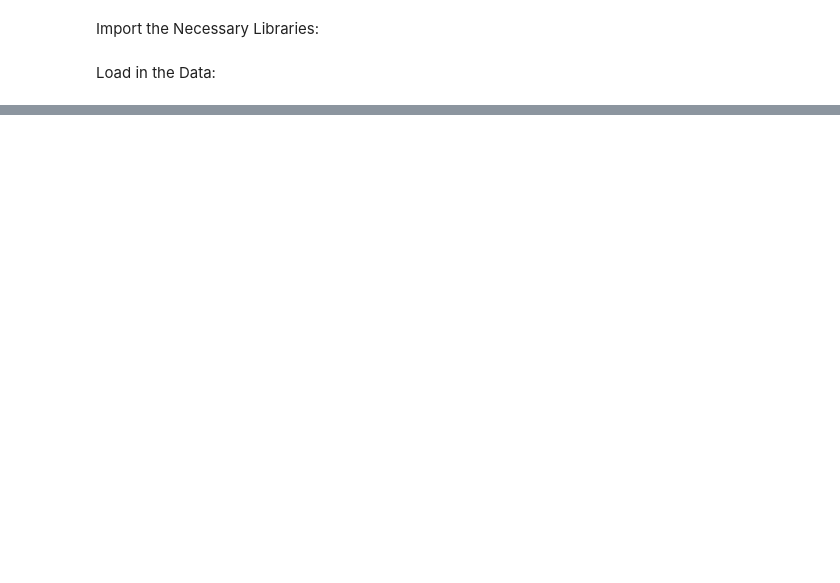
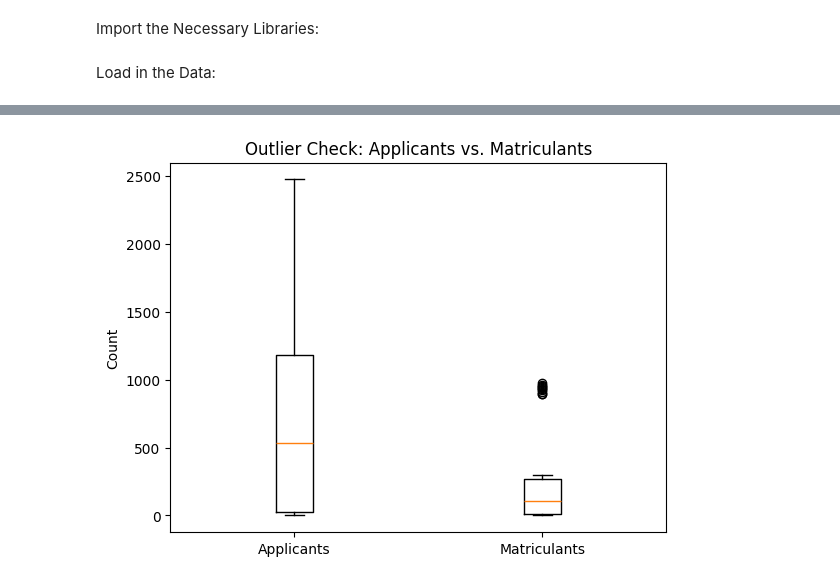
Before and after one commit to elderorange247/coding_school, a Jupyter notebook: DSRPproject[Tamera_Thompson].ipynb, the cells around one changed output, grey strips where cells are left out. Saved outputs shown, nothing was run; the diff lists cells and outputs as text; code cells hidden in the pictures; blank space fills up the shorter version.

```diff
--- a/DSRPproject[Tamera_Thompson].ipynb
+++ b/DSRPproject[Tamera_Thompson].ipynb
@@ -209,0 +151,21 @@ dtype: object
+# %%
+# The .melt() function in Pandas, which you can use in Google Colab notebooks, is a powerful tool for reshaping data. It
+# transforms a DataFrame from a wide format to a long format. Here's what it does: Identifier Variables: Keeps one or more
+# columns as fixed identifiers (e.g., categories, labels). Unpivots Other Columns: Converts all other columns into two new
+# columns: variable: Contains the column names. value: Contains the corresponding data values. This is especially useful
+# for preparing data for visualization or analysis where a long format is required. This function is available in any Python
+# environment, including Google Colab, as long as you have Pandas installed.
+matriculants_df = matriculants_df.melt(id_vars = ['State'], var_name = 'Year', value_name = 'Matriculants')
+# The .dropna() method is used to romove missing values from a DataFrame. This method is commonly used during data cleaning to
+# eliminate incomplete data before analysis. The .dropna(subset = ['State', 'Year']) method in Pandas is used to remove rows
+# from a DataFrame where the values in the specified columns ('State' and 'Year' in this case) are missing (NaN or None).
+# subset = ['State', 'Year'] specifies the columns to check for missing values. dropna() drops rows where at least one of the
+# specified columns has a missing value. If a row has a NaN or None in either the 'State' or 'Year' column, that row will be
+# removed from the DataFrame. Other columns in the DataFrame are not checked unless explicitly included in the subset. Rows
+# with missing values in either 'State' or 'Year' are removed. This is particularly useful in data cleaning to ensure critical
+# columns have no missing data before analysis.
+matriculants_df = matriculants_df.dropna(subset = ['State', 'Year'])
+# The .head() method is used with pandas DataFrames to display the first few rows of the dataset.
+# By default, it shows the top 5 rows, but you can specify the number of rows you want to see by
+# passing an integer as an argument (.head(10) for the first 10 rows).
+matriculants_df.head()
@@ -209,0 +238,11 @@ dtype: object
+# %%
+
+plt.boxplot([merged_df['Applicants'], merged_df['Matriculants']], labels = ['Applicants', 'Matriculants'])
+
+plt.title('Outlier Check: Applicants vs. Matriculants')
+
+plt.ylabel('Count')
+
+plt.show()
+# %% [output]
+[figure, added]
```
Also changed, not shown: parts of 57 cells of this notebook.
